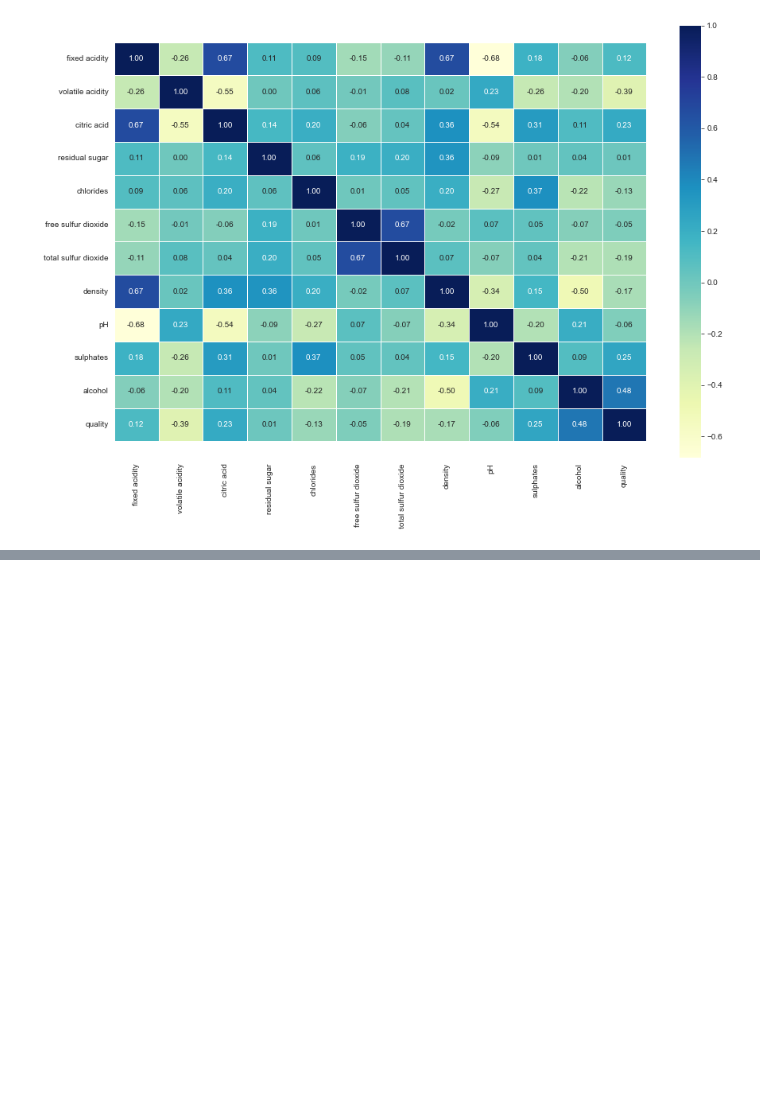
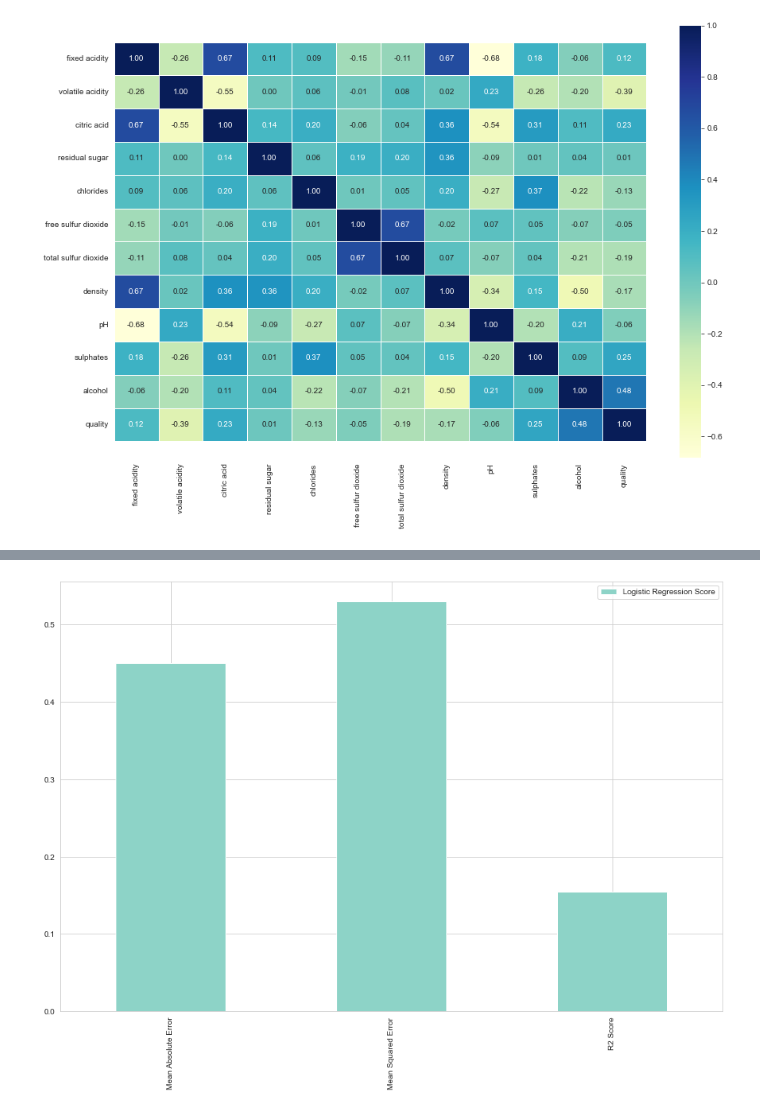
Before and after one commit to shamimsikder/ML-Exercises, a Jupyter notebook: Exercise Project/Wine Quality Prediction Using Regression Models.ipynb, the cells around one changed output, grey strips where cells are left out. Drawn from its saved outputs; the diff is of its cells as text; code cells hidden in the pictures; blank space fills up the shorter version.

```diff
--- a/Exercise Project/Wine Quality Prediction Using Regression Models.ipynb
+++ b/Exercise Project/Wine Quality Prediction Using Regression Models.ipynb
@@ -194,0 +220,4 @@ model_compare.T.plot.bar(figsize=(15,10));
+# %%
+Logistic_Reg = models_score(LogisticRegression(),x_train,x_test,y_train,y_test)
+
+Logistic_Reg
@@ -194,0 +249,6 @@ model_compare.T.plot.bar(figsize=(15,10));
+# %%
+Logistic_Reg_score = pd.DataFrame(Logistic_Reg,index=["Logistic Regression Score"])
+
+Logistic_Reg_score.T.plot.bar(figsize=(15,10));
+# %% [output]
+[figure, added]
```
Also changed, not shown: parts of 9 cells of this notebook.
